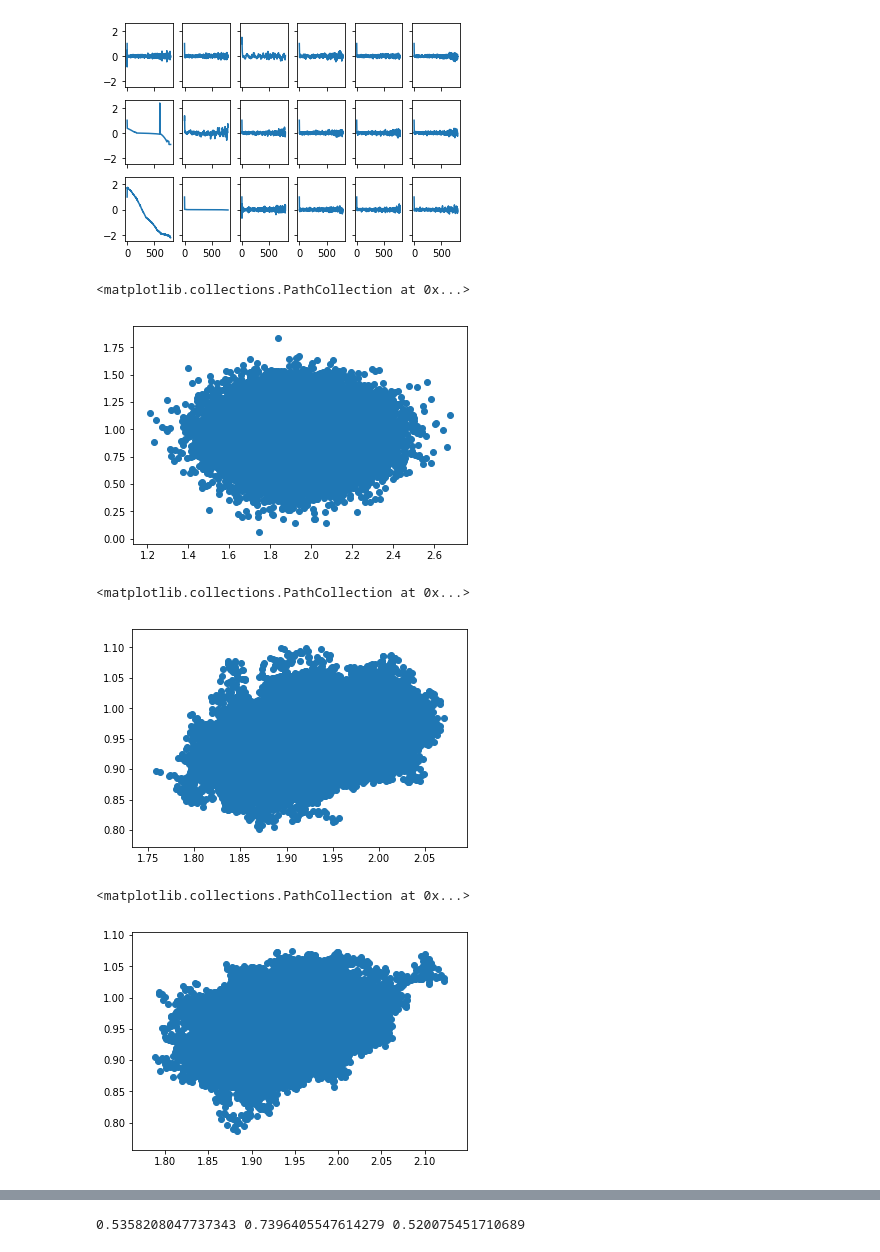
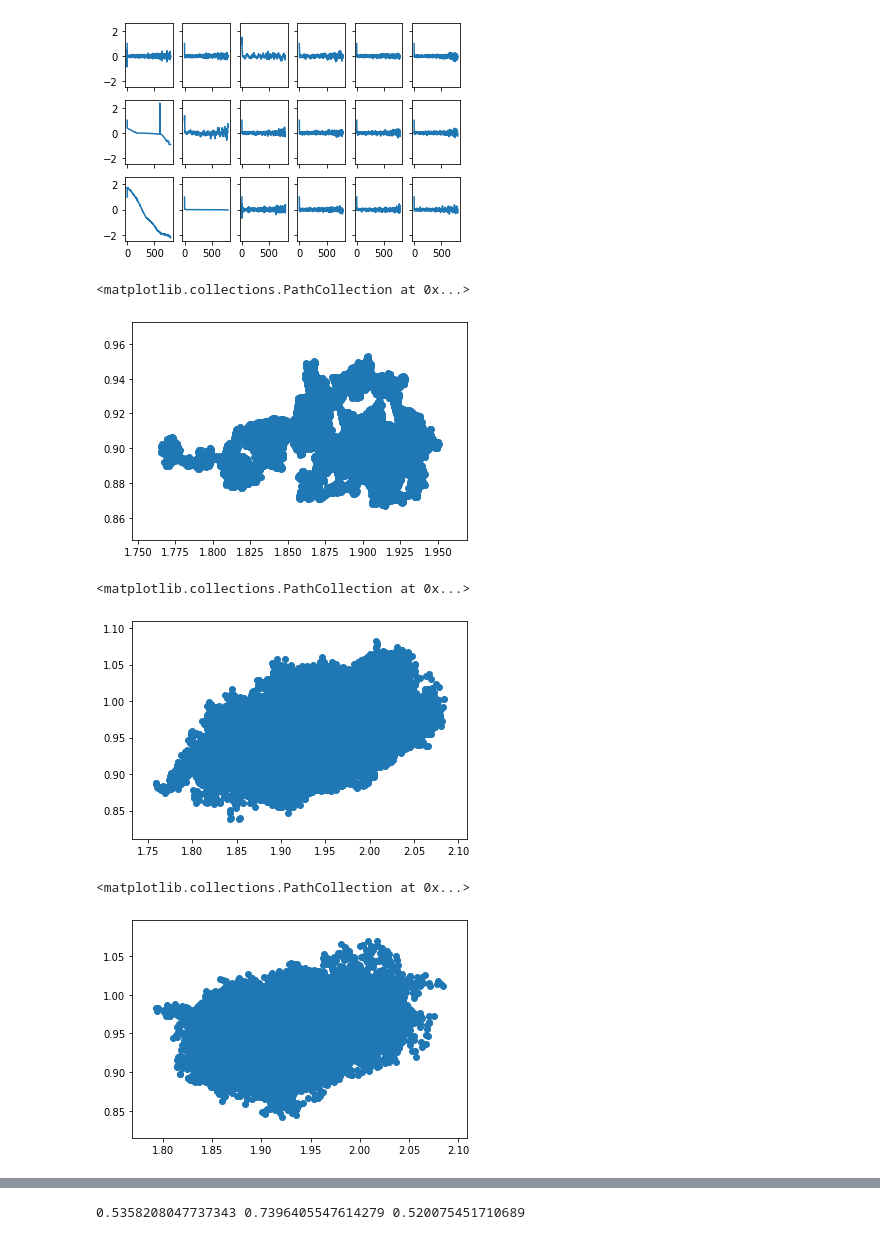
Before and after one commit to DanDoge/course_pku, a Jupyter notebook: Statistical Computing/homework/hw2_3.ipynb, the cells around one changed output, grey strips where cells are left out. Drawn from its saved outputs; the diff is of its cells as text; code cells hidden in the pictures.

```diff
--- a/Statistical Computing/homework/hw2_3.ipynb
+++ b/Statistical Computing/homework/hw2_3.ipynb
@@ -155,31 +164,23 @@ def sgld(beta, X, Y, num_step, epsilon, batch_size):
 # %%
-def lr_scheduler(lr_init, step, decay):
-    warm_up_step = 100.0
-    lr_decay = 1e-6
-    if step <= warm_up_step:
-        return lr_init * step / warm_up_step
-    if not decay:
-        return lr_init
-    return np.power(1 - lr_decay, step - 100) * lr_init
-
+import pickle
 beta = np.array([0.0, 0.0])
 res_beta = []
 for i in range(100000):
-    lr = lr_scheduler(0.01, i, True)
-    beta = sgld(beta, X, Y, 5, lr, 32)
+    lr = lr_scheduler(0.0001, i, True)
+    beta = sgld(beta, X, Y, 5, lr, 256)
     res_beta.append(list(beta))
 
 res_beta = np.array(res_beta)
 
 with open("./sgld_gt", "wb") as f:
     pickle.dump(res_beta, f)
 
 #print(np.mean(res_beta[5000:, :], axis = 0))
 
 plt.scatter(res_beta[50000:, 0], res_beta[50000:, 1])
 # %% [output]
 <matplotlib.collections.PathCollection at 0x...>
-[figure, old version]
+[figure, new version]
 # %%
 def sghmc(beta, X, Y, num_step, epsilon, batch_size):
     # what is C?
@@ -195,7 +196,7 @@ beta = np.array([0.0, 0.0])
 res_beta = []
 for i in range(100000):
     lr = lr_scheduler(0.001, i, True)
-    beta = sghmc(beta, X, Y, 5, lr, 32)
+    beta = sghmc(beta, X, Y, 5, lr, 256)
     res_beta.append(list(beta))
 
 res_beta = np.array(res_beta)
@@ -208,7 +209,7 @@ with open("./sghmc_gt", "wb") as f:
 plt.scatter(res_beta[50000:, 0], res_beta[50000:, 1])
 # %% [output]
 <matplotlib.collections.PathCollection at 0x...>
-[figure, old version]
+[figure, new version]
 # %%
 def sgnht(beta, X, Y, num_step, epsilon, batch_size):
     momentum = np.random.multivariate_normal([0, 0], [[1, 0], [0, 1]])
@@ -225,7 +226,7 @@ beta = np.array([0.0, 0.0])
 res_beta = []
 for i in range(100000):
     lr = lr_scheduler(0.001, i, True)
-    beta = sgnht(beta, X, Y, 5, lr, 32)
+    beta = sgnht(beta, X, Y, 5, lr, 256)
     res_beta.append(list(beta))
 
 res_beta = np.array(res_beta)
@@ -238,7 +239,7 @@ with open("./sgnht_gt", "wb") as f:
 plt.scatter(res_beta[50000:, 0], res_beta[50000:, 1])
 # %% [output]
 <matplotlib.collections.PathCollection at 0x...>
-[figure, old version]
+[figure, new version]
 # %%
 from ite.cost import BDKL_KnnK
 import pickle
```
Also changed, not shown: parts of 4 cells of this notebook, 11 other files.
